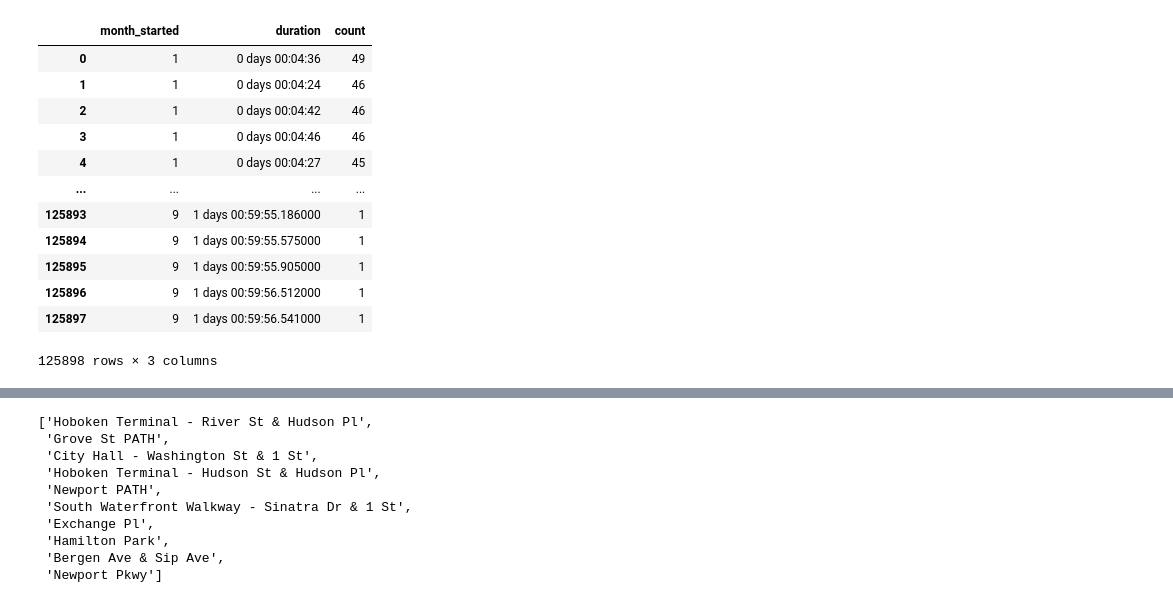
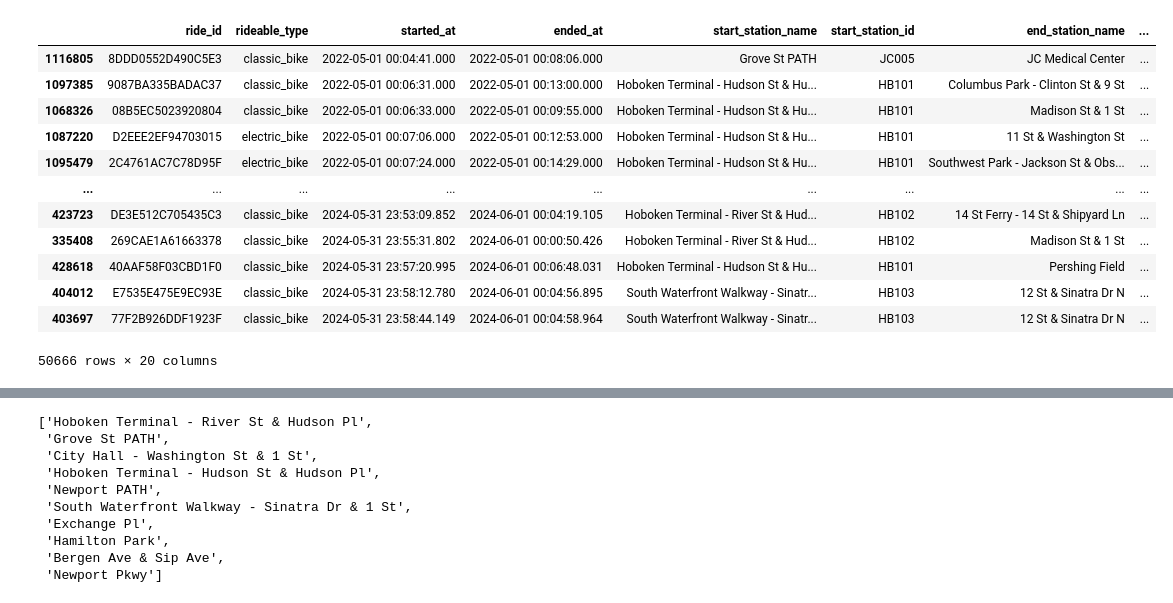
Before and after one commit to tochenan/CitiBike-Demand-Prediction, a Jupyter notebook: EDA.ipynb, the cells around one changed output, grey strips where cells are left out. Drawn from its saved outputs; the diff is of its cells as text; code cells hidden in the pictures.

```diff
--- a/EDA.ipynb
+++ b/EDA.ipynb
@@ -79,22 +137,22 @@ df = preprocess(df)
 df = filter_top_station(df)
 # %%
 duration_df = analyse_data_statistics(df)
-# %%
-duration_df
-# %% [output]
-|  | month_started | duration | count |
-| 0 | 1 | 0 days 00:04:36 | 49 |
-| 1 | 1 | 0 days 00:04:24 | 46 |
-| 2 | 1 | 0 days 00:04:42 | 46 |
-| 3 | 1 | 0 days 00:04:46 | 46 |
-| 4 | 1 | 0 days 00:04:27 | 45 |
-| ... | ... | ... | ... |
-| 125893 | 9 | 1 days 00:59:55.186000 | 1 |
-| 125894 | 9 | 1 days 00:59:55.575000 | 1 |
-| 125895 | 9 | 1 days 00:59:55.905000 | 1 |
-| 125896 | 9 | 1 days 00:59:56.512000 | 1 |
-| 125897 | 9 | 1 days 00:59:56.541000 | 1 |
-125898 rows × 3 columns
+# %%
+df[df['month_started'] == 5]
+# %% [output]
+|  | ride_id | rideable_type | started_at | ended_at | start_station_name | start_station_id | end_station_name | ... |
+| 1116805 | 8DDD0552D490C5E3 | classic_bike | 2022-05-01 00:04:41.000 | 2022-05-01 00:08:06.000 | Grove St PATH | JC005 | JC Medical Center | ... |
+| 1097385 | 9087BA335BADAC37 | classic_bike | 2022-05-01 00:06:31.000 | 2022-05-01 00:13:00.000 | Hoboken Terminal - Hudson St & Hu... | HB101 | Columbus Park - Clinton St & 9 St | ... |
+| 1068326 | 08B5EC5023920804 | classic_bike | 2022-05-01 00:06:33.000 | 2022-05-01 00:09:55.000 | Hoboken Terminal - Hudson St & Hu... | HB101 | Madison St & 1 St | ... |
+| 1087220 | D2EEE2EF94703015 | electric_bike | 2022-05-01 00:07:06.000 | 2022-05-01 00:12:53.000 | Hoboken Terminal - Hudson St & Hu... | HB101 | 11 St & Washington St | ... |
+| 1095479 | 2C4761AC7C78D95F | electric_bike | 2022-05-01 00:07:24.000 | 2022-05-01 00:14:29.000 | Hoboken Terminal - Hudson St & Hu... | HB101 | Southwest Park - Jackson St & Obs... | ... |
+| ... | ... | ... | ... | ... | ... | ... | ... | ... |
+| 423723 | DE3E512C705435C3 | classic_bike | 2024-05-31 23:53:09.852 | 2024-06-01 00:04:19.105 | Hoboken Terminal - River St & Hud... | HB102 | 14 St Ferry - 14 St & Shipyard Ln | ... |
+| 335408 | 269CAE1A61663378 | classic_bike | 2024-05-31 23:55:31.802 | 2024-06-01 00:00:50.426 | Hoboken Terminal - River St & Hud... | HB102 | Madison St & 1 St | ... |
+| 428618 | 40AAF58F03CBD1F0 | classic_bike | 2024-05-31 23:57:20.995 | 2024-06-01 00:06:48.031 | Hoboken Terminal - Hudson St & Hu... | HB101 | Pershing Field | ... |
+| 404012 | E7535E475E9EC93E | classic_bike | 2024-05-31 23:58:12.780 | 2024-06-01 00:04:56.895 | South Waterfront Walkway - Sinatr... | HB103 | 12 St & Sinatra Dr N | ... |
+| 403697 | 77F2B926DDF1923F | classic_bike | 2024-05-31 23:58:44.149 | 2024-06-01 00:04:58.964 | South Waterfront Walkway - Sinatr... | HB103 | 12 St & Sinatra Dr N | ... |
+50666 rows × 20 columns
 # %%
 df = load_data(path)
 df['started_at'] = pd.to_datetime(df['started_at'], format='ISO8601')
```
Also changed, not shown: parts of 4 cells of this notebook, 7 other files.
